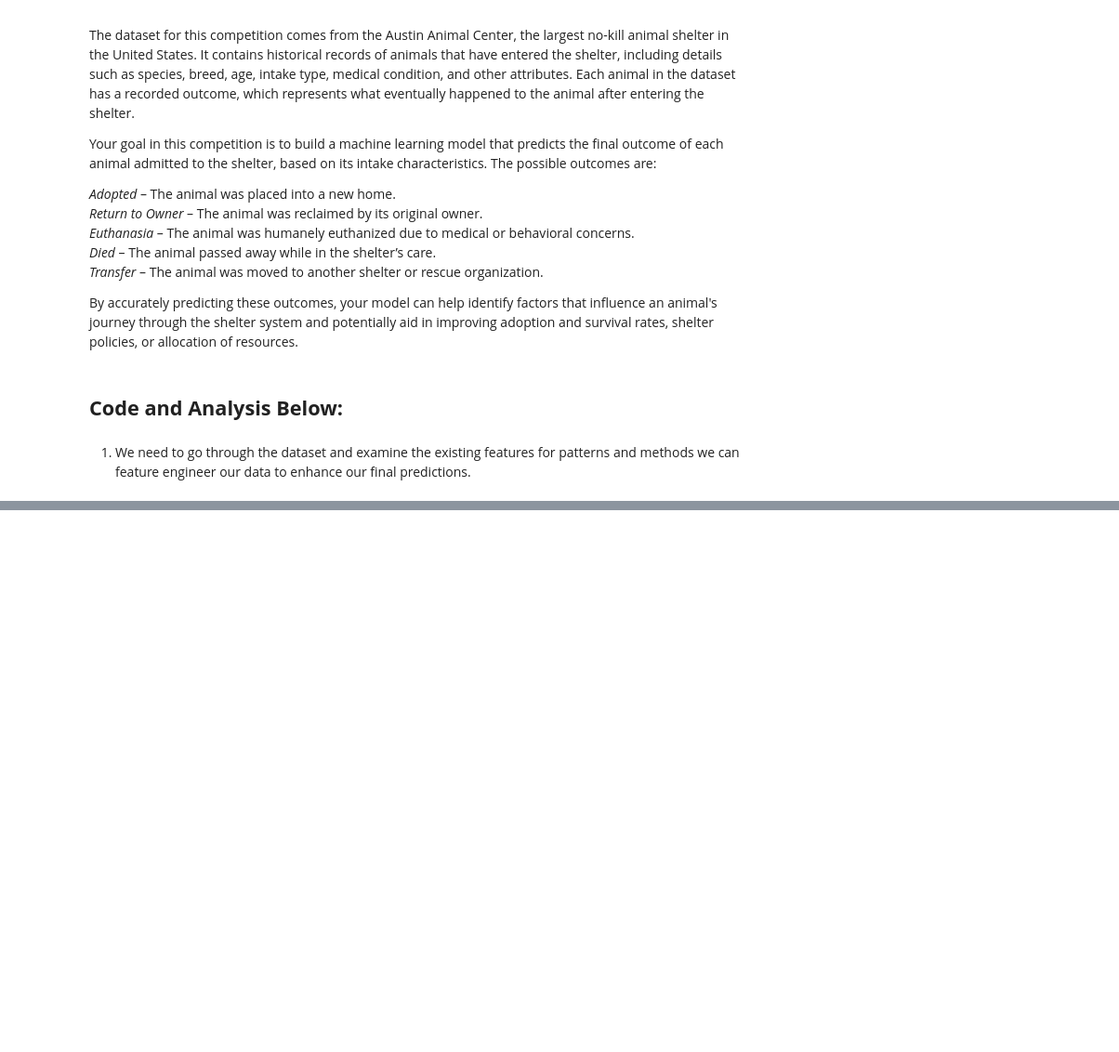
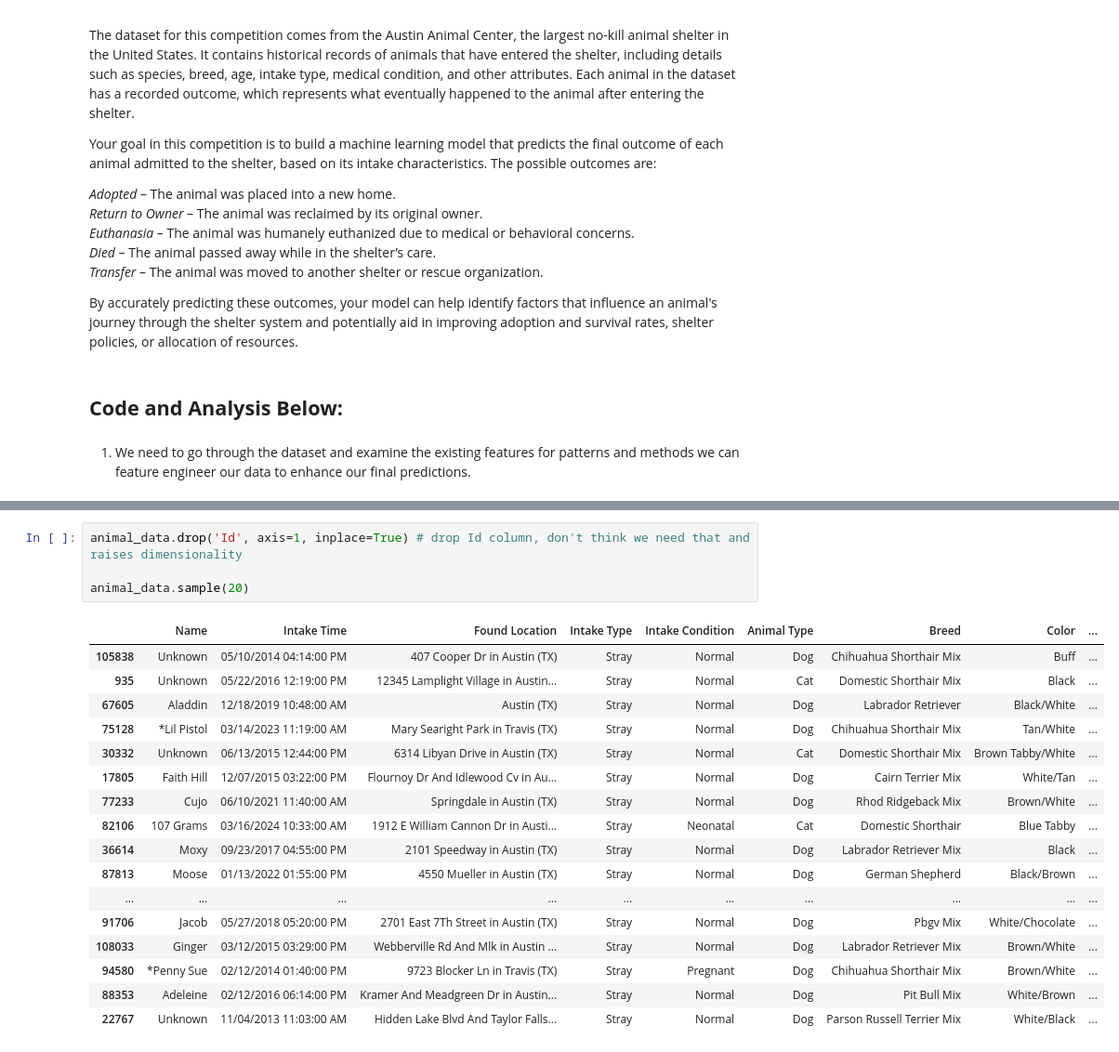
Before and after one commit to chenyiwang24/cs363_final_project, a Jupyter notebook: final.ipynb, the cells around one changed output, grey strips where cells are left out. Shown at 93% size. Cells and saved outputs as stored; diff of their text form; blank space fills up the shorter version.

```diff
--- a/final.ipynb
+++ b/final.ipynb
@@ -47,0 +113,22 @@ animal_data.sample(20)
+# %%
+animal_data.drop('Id', axis=1, inplace=True) # drop Id column, don't think we need that and raises dimensionality
+
+animal_data.sample(20)
+# %% [output]
+|  | Name | Intake Time | Found Location | Intake Type | Intake Condition | Animal Type | Breed | Color | ... |
+| 105838 | Unknown | 05/10/2014 04:14:00 PM | 407 Cooper Dr in Austin (TX) | Stray | Normal | Dog | Chihuahua Shorthair Mix | Buff | ... |
+| 935 | Unknown | 05/22/2016 12:19:00 PM | 12345 Lamplight Village in Austin... | Stray | Normal | Cat | Domestic Shorthair Mix | Black | ... |
+| 67605 | Aladdin | 12/18/2019 10:48:00 AM | Austin (TX) | Stray | Normal | Dog | Labrador Retriever | Black/White | ... |
+| 75128 | *Lil Pistol | 03/14/2023 11:19:00 AM | Mary Searight Park in Travis (TX) | Stray | Normal | Dog | Chihuahua Shorthair Mix | Tan/White | ... |
+| 30332 | Unknown | 06/13/2015 12:44:00 PM | 6314 Libyan Drive in Austin (TX) | Stray | Normal | Cat | Domestic Shorthair Mix | Brown Tabby/White | ... |
+| 17805 | Faith Hill | 12/07/2015 03:22:00 PM | Flournoy Dr And Idlewood Cv in Au... | Stray | Normal | Dog | Cairn Terrier Mix | White/Tan | ... |
+| 77233 | Cujo | 06/10/2021 11:40:00 AM | Springdale in Austin (TX) | Stray | Normal | Dog | Rhod Ridgeback Mix | Brown/White | ... |
+| 82106 | 107 Grams | 03/16/2024 10:33:00 AM | 1912 E William Cannon Dr in Austi... | Stray | Neonatal | Cat | Domestic Shorthair | Blue Tabby | ... |
+| 36614 | Moxy | 09/23/2017 04:55:00 PM | 2101 Speedway in Austin (TX) | Stray | Normal | Dog | Labrador Retriever Mix | Black | ... |
+| 87813 | Moose | 01/13/2022 01:55:00 PM | 4550 Mueller in Austin (TX) | Stray | Normal | Dog | German Shepherd | Black/Brown | ... |
+| ... | ... | ... | ... | ... | ... | ... | ... | ... | ... |
+| 91706 | Jacob | 05/27/2018 05:20:00 PM | 2701 East 7Th Street in Austin (TX) | Stray | Normal | Dog | Pbgv Mix | White/Chocolate | ... |
+| 108033 | Ginger | 03/12/2015 03:29:00 PM | Webberville Rd And Mlk in Austin ... | Stray | Normal | Dog | Labrador Retriever Mix | Brown/White | ... |
+| 94580 | *Penny Sue | 02/12/2014 01:40:00 PM | 9723 Blocker Ln in Travis (TX) | Stray | Pregnant | Dog | Chihuahua Shorthair Mix | Brown/White | ... |
+| 88353 | Adeleine | 02/12/2016 06:14:00 PM | Kramer And Meadgreen Dr in Austin... | Stray | Normal | Dog | Pit Bull Mix | White/Brown | ... |
+| 22767 | Unknown | 11/04/2013 11:03:00 AM | Hidden Lake Blvd And Taylor Falls... | Stray | Normal | Dog | Parson Russell Terrier Mix | White/Black | ... |
```
Also changed, not shown: parts of 4 cells of this notebook, 1 other file.
